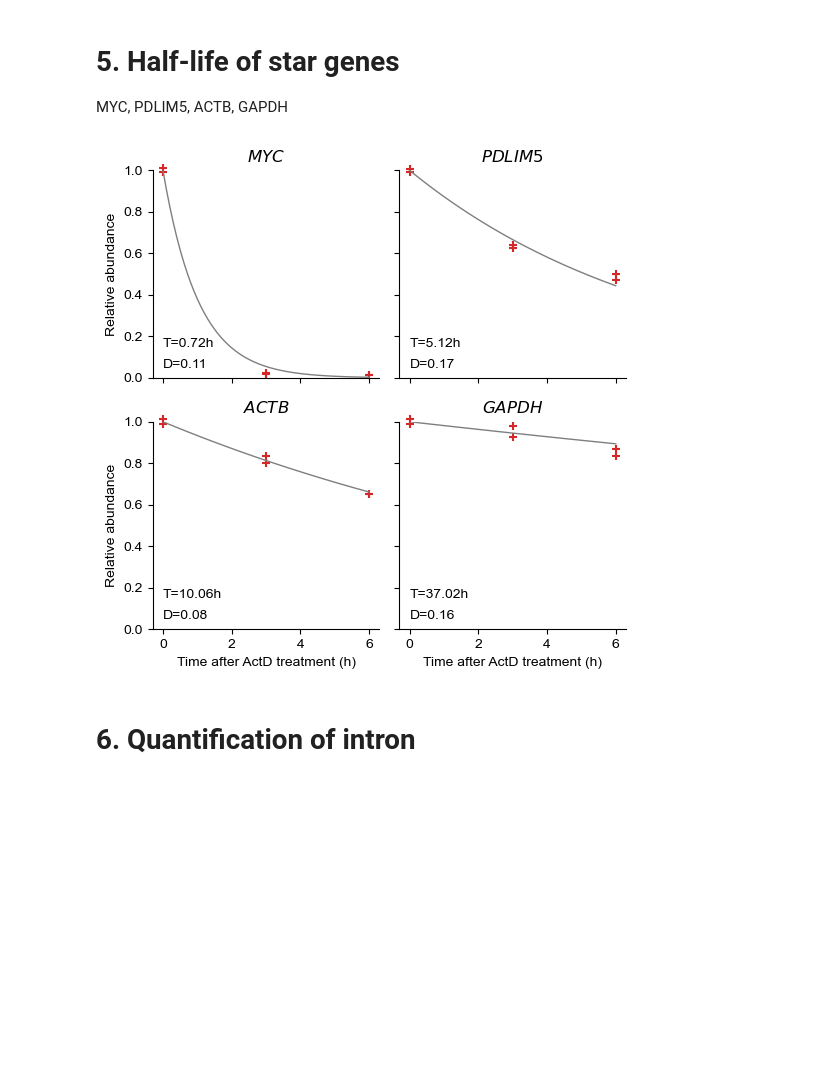
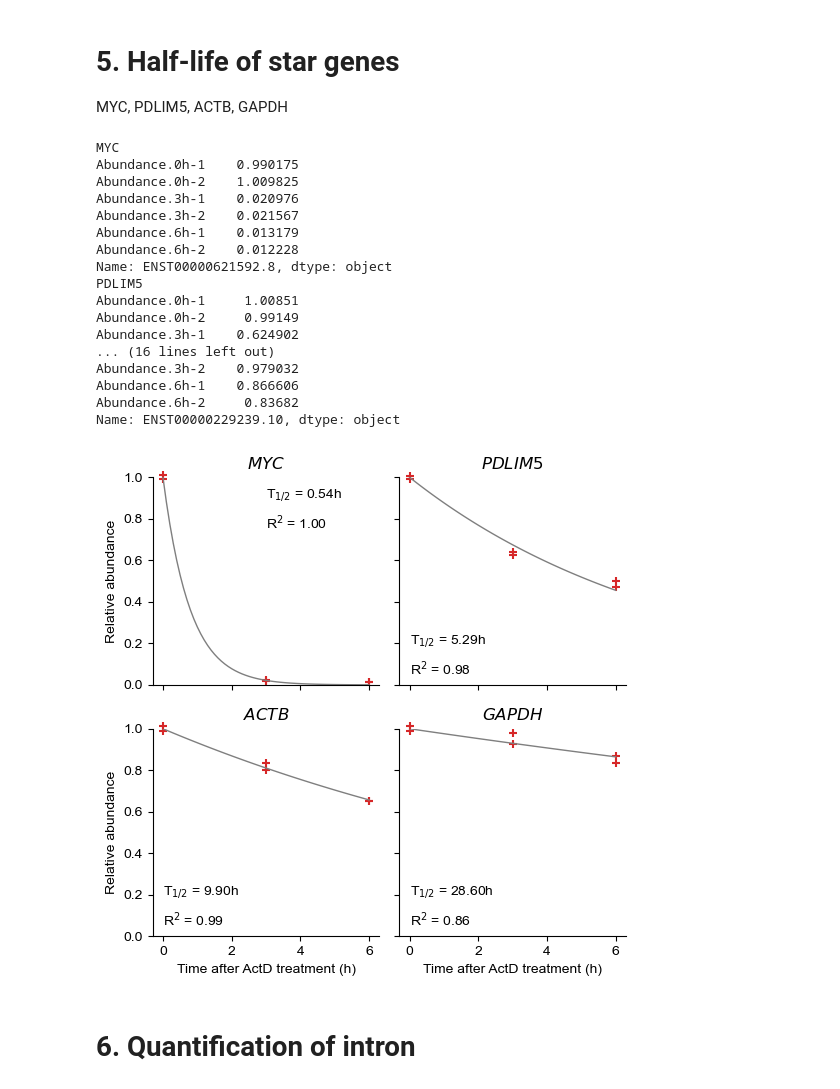
Before and after one commit to Ckenen/Nanopore-Nascent-RNAseq-Project, a Jupyter notebook: 4_RNAseq_ActD/jupyter.ipynb, the cells around one changed output. Drawn from its saved outputs; the diff is of its cells as text; code cells hidden in the pictures; blank space fills up the shorter version.

```diff
--- a/4_RNAseq_ActD/jupyter.ipynb
+++ b/4_RNAseq_ActD/jupyter.ipynb
@@ -215,4 +90,4 @@ for date in dates:
         s.index = d["GeneName"]
         array.append(s)
     m = pd.concat(array, axis=1)
-    m.to_csv("results/halflife/counts.%s.tsv" % date, sep="\t")
+    m.to_csv("reports/counts.fly.%s.tsv" % date, sep="\t")
@@ -277,5 +157,5 @@ for date in dates:
 # %% [markdown]
 # 3. Estimation of half-life
 # %%
-anno = pd.read_csv("/lustre/grp/tfclab/chenzg/species/homo_sapiens/GRCh38.p13/gencode.v39.annotation.tsv", sep="\t", index_col=0)
+anno = pd.read_csv("/home/chenzonggui/species/homo_sapiens/GRCh38.p13/gencode.v39.annotation.tsv", sep="\t", index_col=0)
 # %%
@@ -334,16 +250,19 @@ for date in dates:
 # 4. Correlation of halflife
 # %%
 def load_halflife(path):
+    cutoff_fpkm = 1
+    cutoff_count = 50
     df = pd.read_csv(path, sep="\t", index_col=0)
     df = df[df["Canonical"]]
     df = df[df["GeneType"] == "protein_coding"]
-    df = df[df[[c for c in columns]].max(axis=1) > 50]
-    df = df[df[[c + "_fpkm" for c in columns]].max(axis=1) > 1]
-    df = df[df["D"] < 0.3]
+    df = df[(df["Count.0h-1"] > cutoff_count) & (df["Count.0h-2"] > cutoff_count)]
+    df = df[(df["FPKM.0h-1"] > cutoff_fpkm) & (df["FPKM.0h-2"] > cutoff_fpkm)]
+    df = df[df["R2.Score"] > 0.8]
+    df = df[~df["GeneName"].duplicated()]
     return df
 
-df1 = load_halflife("results/halflife/20221128_AtcD_halflife.tsv")
-df2 = load_halflife("results/halflife/20221205_AtcD_halflife.tsv")
+df1 = load_halflife("reports/halflife.20221128.tsv")
+df2 = load_halflife("reports/halflife.20221205.tsv")
 print(len(df1), len(df2))
 
 genes = list(set(df1.index) & set(df2.index))
@@ -383,46 +302,71 @@ Genes: 4884
 
 MYC, PDLIM5, ACTB, GAPDH
 # %%
-df = pd.read_csv("results/halflife/20221128_AtcD_halflife.tsv", sep="\t", index_col=0)
+df = pd.read_csv("reports/halflife.20221128.tsv", sep="\t", index_col=0)
 # %%
+columns = ["0h-1", "0h-2", "3h-1", "3h-2", "6h-1", "6h-2"]
+
 tids = [
     "ENST00000621592.8", # MYC
     "ENST00000317968.9", # PDLIM5
     "ENST00000646664.1", # ACTB
     "ENST00000229239.10", # GAPDH
 ]
 
 fig, axs = plt.subplots(2, 2, figsize=(5.5, 5.5), sharex=True, sharey=True)
 
 for i, tid in enumerate(tids):
     m = int(i / 2)
     n = i % 2
     plt.sca(axs[m][n])
 
     T = df.loc[tid]["T"]
-    D = df.loc[tid]["D"]
+    D = df.loc[tid]["R2.Score"]
     gname = df.loc[tid]["GeneName"]
     xs = np.array([0, 0, 3, 3, 6, 6])
-    ys = df.loc[tid][["0h-1_adj_p", "0h-2_adj_p", "3h-1_adj_p", "3h-2_adj_p", "6h-1_adj_p", "6h-2_adj_p"]]
+    ys = df.loc[tid][["Abundance.%s" % c for c in columns]]
+    print(gname)
+    print(ys)
     xs1 = np.arange(0, 6.1, 0.1)
     ys1 = np.array([0.5**(x/T)for x in xs1])
 
     plt.title("$\it{%s}$" % gname)
     plt.scatter(xs, ys, color="C3", marker="+", clip_on=False)
     plt.plot(xs1, ys1, lw=1, color="C7")
-    plt.text(0, 0.15, "T=%.2fh" % T)
-    plt.text(0, 0.05, "D=%.2f" % D)
+    if gname == "MYC":
+        plt.text(3, 0.9, "T$_{1/2}$ = %.2fh" % T)
+        plt.text(3, 0.75, "R$^2$ = %.2f" % D)
+    else:
+        plt.text(0, 0.2, "T$_{1/2}$ = %.2fh" % T)
+        plt.text(0, 0.05, "R$^2$ = %.2f" % D)
     if m == 1:
         plt.xlabel("Time after ActD treatment (h)")
     if n == 0:
         plt.ylabel("Relative abundance")
     plt.gca().spines["top"].set_visible(False)
     plt.gca().spines["right"].set_visible(False)
     plt.ylim(0, 1)
 plt.tight_layout()
-plt.savefig("figures/decay_curve.transcripts.pdf", dpi=300)
+plt.savefig("figures/decay_curve.example_genes.pdf", dpi=300)
 # %% [output]
+MYC
+Abundance.0h-1    0.990175
+Abundance.0h-2    1.009825
+Abundance.3h-1    0.020976
+Abundance.3h-2    0.021567
+Abundance.6h-1    0.013179
+Abundance.6h-2    0.012228
+Name: ENST00000621592.8, dtype: object
+PDLIM5
+Abundance.0h-1     1.00851
+Abundance.0h-2     0.99149
+Abundance.3h-1    0.624902
+... (16 lines left out)
+Abundance.3h-2    0.979032
+Abundance.6h-1    0.866606
+Abundance.6h-2     0.83682
+Name: ENST00000229239.10, dtype: object
-[figure, old version]
+[figure, new version]
 # %% [markdown]
 # 6. Quantification of intron
 # %%
```
Also changed, not shown: parts of 13 cells of this notebook, 12 other files.
